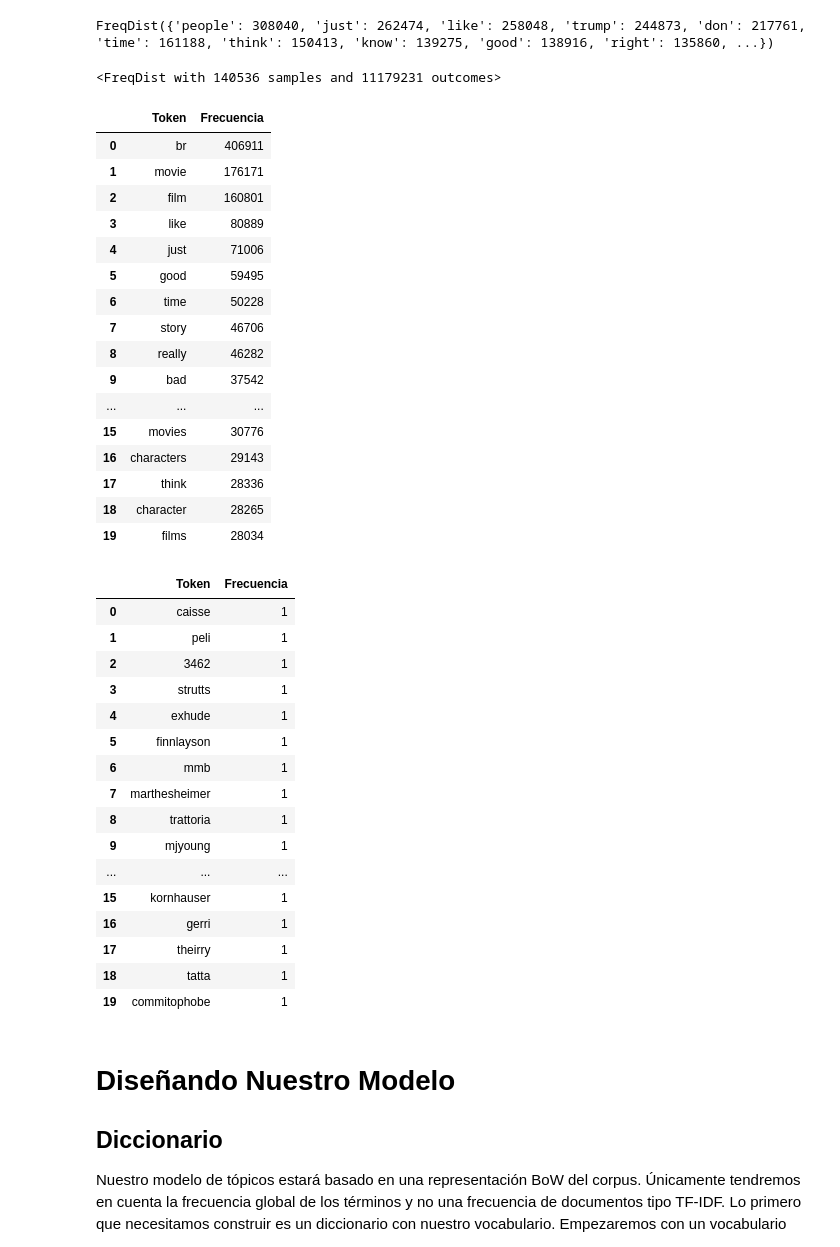
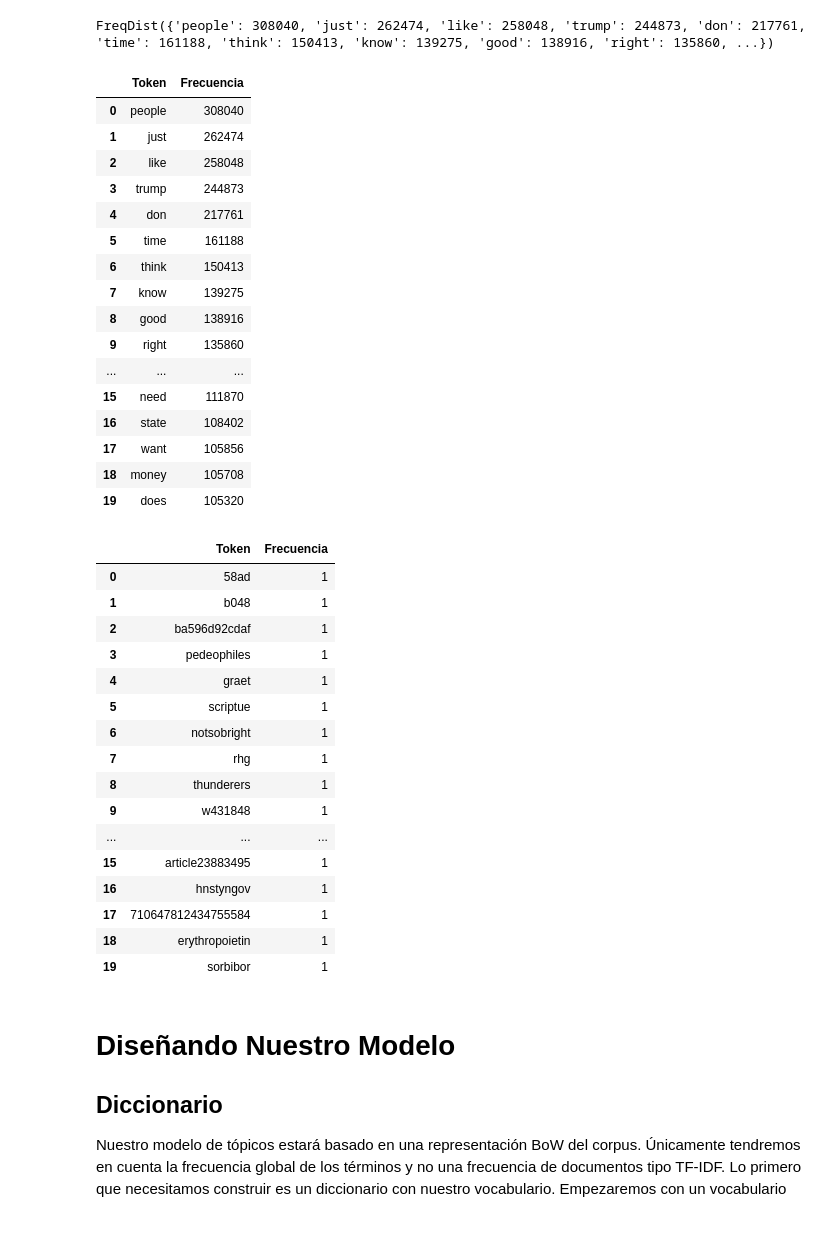
Before and after one commit to rodgomrod/kaggle_toxicity, a Jupyter notebook: Exploracion_datos.ipynb, the cells around one changed output. Drawn from its saved outputs; the diff is of its cells as text; code cells hidden in the pictures.

```diff
--- a/Exploracion_datos.ipynb
+++ b/Exploracion_datos.ipynb
@@ -96,51 +96,51 @@ dist
 # %% [output]
 FreqDist({'people': 308040, 'just': 262474, 'like': 258048, 'trump': 244873, 'don': 217761, 'time': 161188, 'think': 150413, 'know': 139275, 'good': 138916, 'right': 135860, ...})
 # %%
-print(dist)
 df = pd.DataFrame(dist.most_common(100))
 df.columns = ['Token', 'Frecuencia']
+df.sort_values('Frecuencia')
 df.head(20)
 # %% [output]
-<FreqDist with 140536 samples and 11179231 outcomes>
 |  | Token | Frecuencia |
-| 0 | br | 406911 |
-| 1 | movie | 176171 |
-| 2 | film | 160801 |
-| 3 | like | 80889 |
-| 4 | just | 71006 |
-| 5 | good | 59495 |
-| 6 | time | 50228 |
-| 7 | story | 46706 |
-| 8 | really | 46282 |
-| 9 | bad | 37542 |
+| 0 | people | 308040 |
+| 1 | just | 262474 |
+| 2 | like | 258048 |
+| 3 | trump | 244873 |
+| 4 | don | 217761 |
+| 5 | time | 161188 |
+| 6 | think | 150413 |
+| 7 | know | 139275 |
+| 8 | good | 138916 |
+| 9 | right | 135860 |
 | ... | ... | ... |
-| 15 | movies | 30776 |
-| 16 | characters | 29143 |
-| 17 | think | 28336 |
-| 18 | character | 28265 |
-| 19 | films | 28034 |
+| 15 | need | 111870 |
+| 16 | state | 108402 |
+| 17 | want | 105856 |
+| 18 | money | 105708 |
+| 19 | does | 105320 |
 # %%
 df = pd.DataFrame(dist.most_common()[-100:])
 df.columns = ['Token', 'Frecuencia']
+df.sort_values('Frecuencia')
 df.head(20)
 # %% [output]
 |  | Token | Frecuencia |
-| 0 | caisse | 1 |
-| 1 | peli | 1 |
-| 2 | 3462 | 1 |
-| 3 | strutts | 1 |
-| 4 | exhude | 1 |
-| 5 | finnlayson | 1 |
-| 6 | mmb | 1 |
-| 7 | marthesheimer | 1 |
-| 8 | trattoria | 1 |
-| 9 | mjyoung | 1 |
+| 0 | 58ad | 1 |
+| 1 | b048 | 1 |
+| 2 | ba596d92cdaf | 1 |
+| 3 | pedeophiles | 1 |
+| 4 | graet | 1 |
+| 5 | scriptue | 1 |
+| 6 | notsobright | 1 |
+| 7 | rhg | 1 |
+| 8 | thunderers | 1 |
+| 9 | w431848 | 1 |
 | ... | ... | ... |
-| 15 | kornhauser | 1 |
-| 16 | gerri | 1 |
-| 17 | theirry | 1 |
-| 18 | tatta | 1 |
-| 19 | commitophobe | 1 |
+| 15 | article23883495 | 1 |
+| 16 | hnstyngov | 1 |
+| 17 | 710647812434755584 | 1 |
+| 18 | erythropoietin | 1 |
+| 19 | sorbibor | 1 |
 # %% [markdown]
 # Diseñando Nuestro Modelo
 
```
Also changed, not shown: parts of 4 cells of this notebook, 2 other files.
